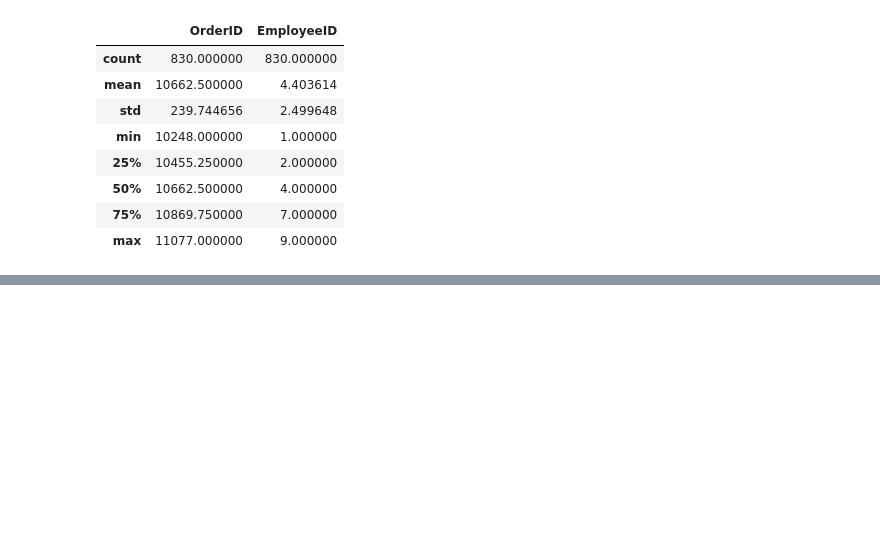
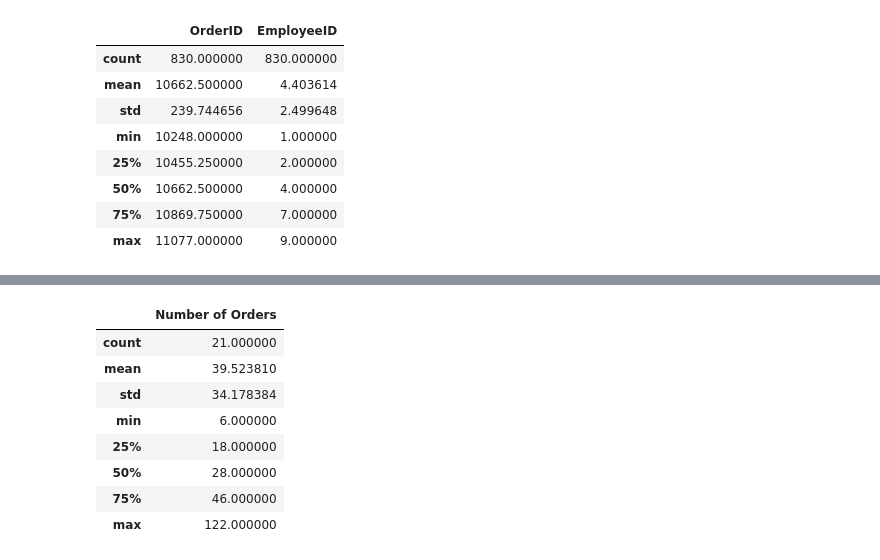
Before and after one commit to phu024/HW-Python, a Jupyter notebook: Test.ipynb, the cells around one changed output, grey strips where cells are left out. Saved outputs shown, nothing was run; the diff lists cells and outputs as text; code cells hidden in the pictures; blank space fills up the shorter version.

```diff
--- a/Test.ipynb
+++ b/Test.ipynb
@@ -208,0 +288,12 @@ order_customer.describe()
+# %%
+order_customer_country2[['Number of Orders']].describe()
+# %% [output]
+|  | Number of Orders |
+| count | 21.000000 |
+| mean | 39.523810 |
+| std | 34.178384 |
+| min | 6.000000 |
+| 25% | 18.000000 |
+| 50% | 28.000000 |
+| 75% | 46.000000 |
+| max | 122.000000 |
```
Also changed, not shown: parts of 5 cells of this notebook, 2 other files.
